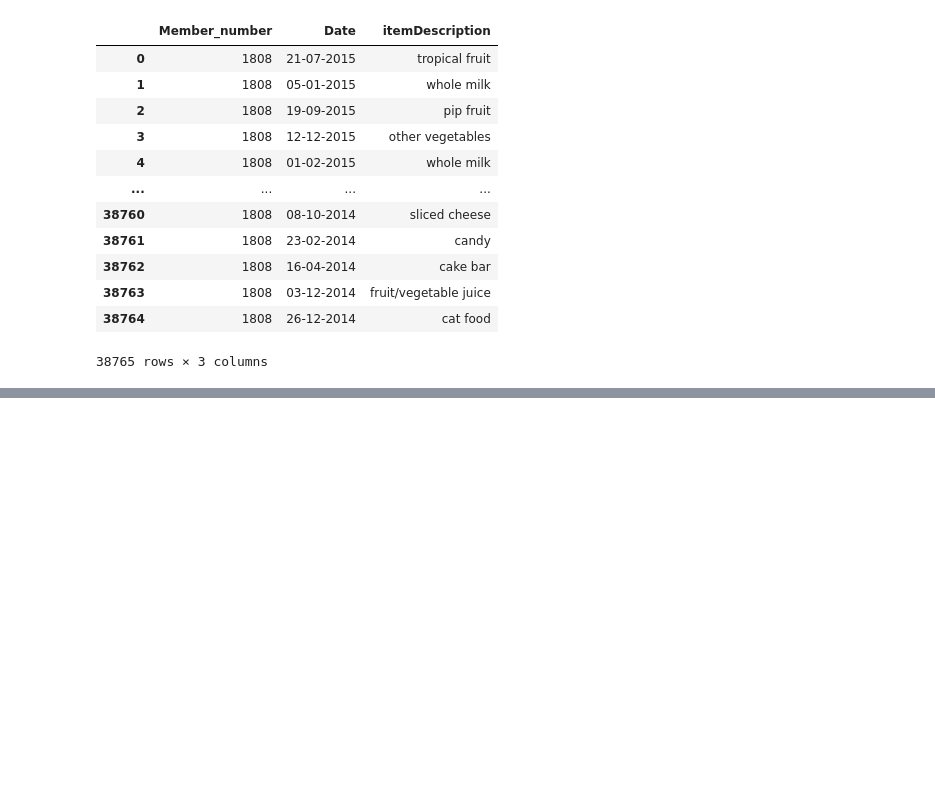
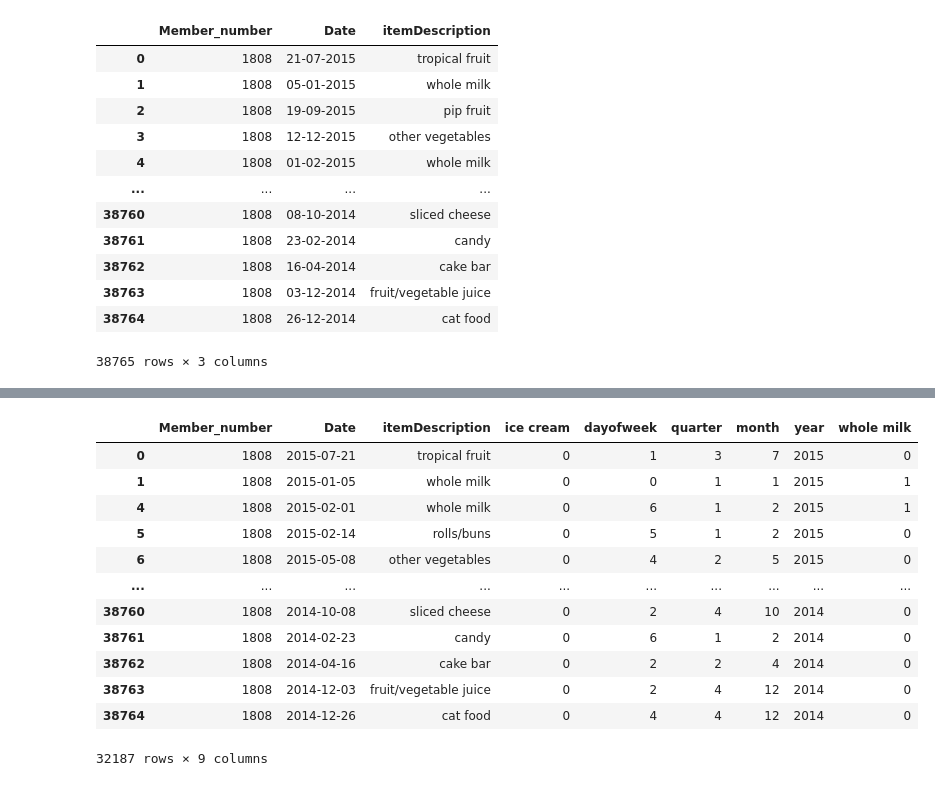
Before and after one commit to alzaeda19/MHacks-project, a Jupyter notebook: model/eda.ipynb, the cells around one changed output, grey strips where cells are left out. Saved outputs shown, nothing was run; the diff lists cells and outputs as text; code cells hidden in the pictures; blank space fills up the shorter version.

```diff
--- a/model/eda.ipynb
+++ b/model/eda.ipynb
@@ -49,0 +95,16 @@ df
+# %%
+df.loc[df.Date < '09-01-2015']
+# %% [output]
+|  | Member_number | Date | itemDescription | ice cream | dayofweek | quarter | month | year | whole milk |
+| 0 | 1808 | 2015-07-21 | tropical fruit | 0 | 1 | 3 | 7 | 2015 | 0 |
+| 1 | 1808 | 2015-01-05 | whole milk | 0 | 0 | 1 | 1 | 2015 | 1 |
+| 4 | 1808 | 2015-02-01 | whole milk | 0 | 6 | 1 | 2 | 2015 | 1 |
+| 5 | 1808 | 2015-02-14 | rolls/buns | 0 | 5 | 1 | 2 | 2015 | 0 |
+| 6 | 1808 | 2015-05-08 | other vegetables | 0 | 4 | 2 | 5 | 2015 | 0 |
+| ... | ... | ... | ... | ... | ... | ... | ... | ... | ... |
+| 38760 | 1808 | 2014-10-08 | sliced cheese | 0 | 2 | 4 | 10 | 2014 | 0 |
+| 38761 | 1808 | 2014-02-23 | candy | 0 | 6 | 1 | 2 | 2014 | 0 |
+| 38762 | 1808 | 2014-04-16 | cake bar | 0 | 2 | 2 | 4 | 2014 | 0 |
+| 38763 | 1808 | 2014-12-03 | fruit/vegetable juice | 0 | 2 | 4 | 12 | 2014 | 0 |
+| 38764 | 1808 | 2014-12-26 | cat food | 0 | 4 | 4 | 12 | 2014 | 0 |
+32187 rows × 9 columns
```
Also changed, not shown: parts of 14 cells of this notebook.
